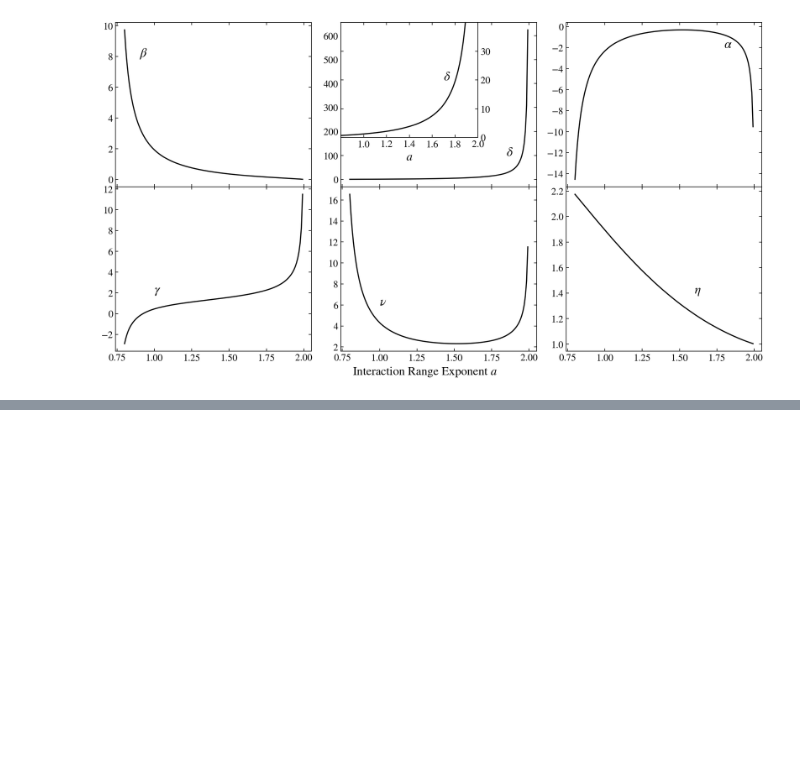
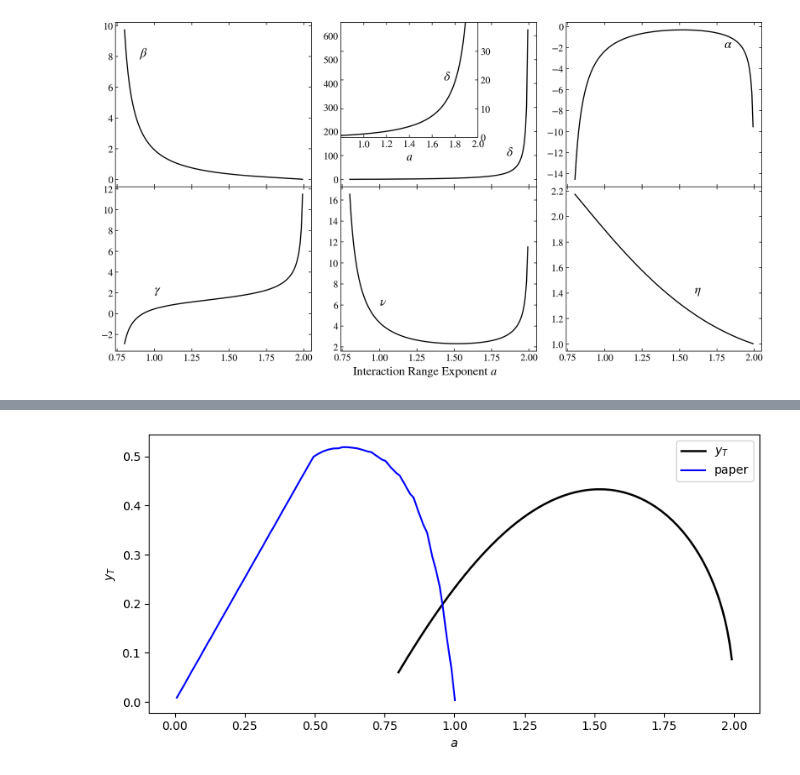
Before and after one commit to erbilcanartun/long-range-ising-chain, a Jupyter notebook: notebooks/fixed_chain_size.ipynb, the cells around one changed output, grey strips where cells are left out. Cells and saved outputs as stored; diff of their text form; code cells hidden in the pictures; blank space fills up the shorter version.

```diff
--- a/notebooks/fixed_chain_size.ipynb
+++ b/notebooks/fixed_chain_size.ipynb
@@ -1543,0 +1545,21 @@ plt.show()
+# %%
+import pandas as pd
+import matplotlib.pyplot as plt
+
+df = pd.read_csv("../data/fig_dataset_yT.csv", header=None, names=['X', 'Y'])
+x = df['X']
+y = df['Y']
+
+plt.figure(figsize=(8, 4))
+plt.plot(a, result["yT"], c='k', linestyle='-', linewidth=1.8, label=r"$y_T$")
+plt.plot(x, y, marker='', linestyle='-', color='blue', label=r"paper")
+plt.legend()
+
+plt.ylabel(r'$y_T$')
+plt.xlabel(r'$a$')
+plt.grid(False)
+plt.tight_layout()
+plt.savefig("../figures/comparison_yT.png")
+plt.show()
+# %% [output]
+[figure, added]
```
Also changed, not shown: parts of 1 cell of this notebook, 4 other files.
